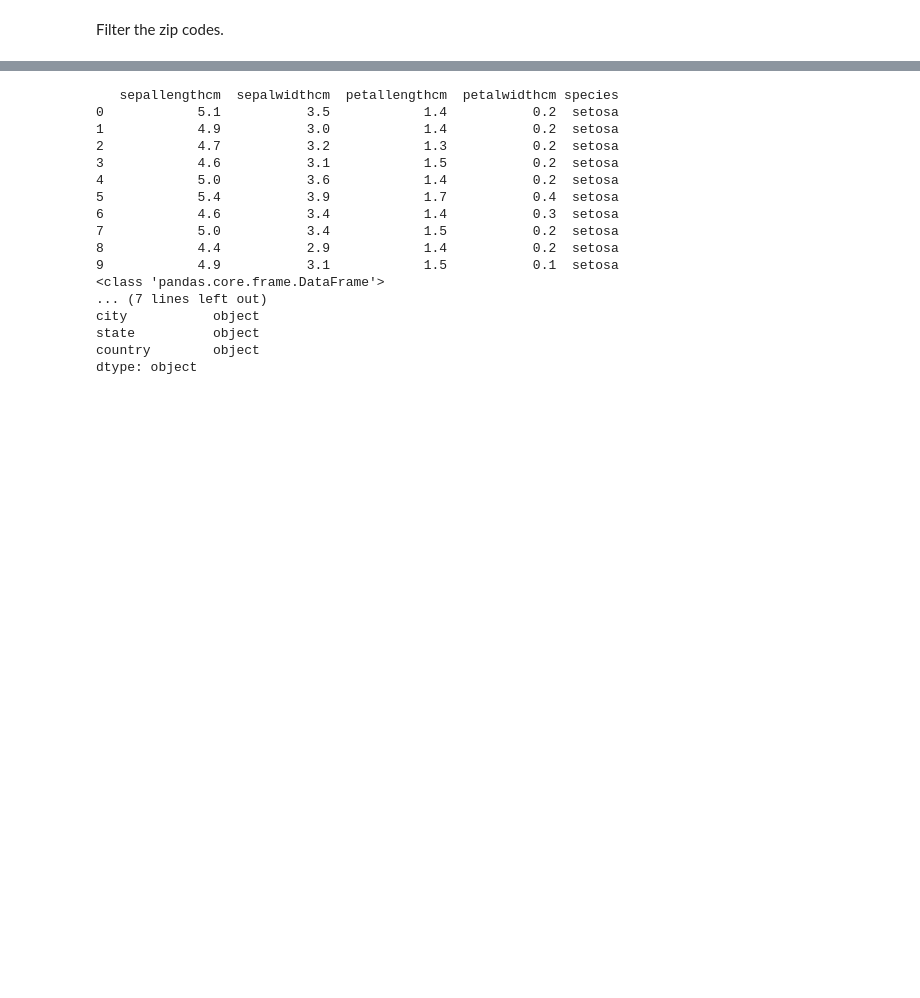
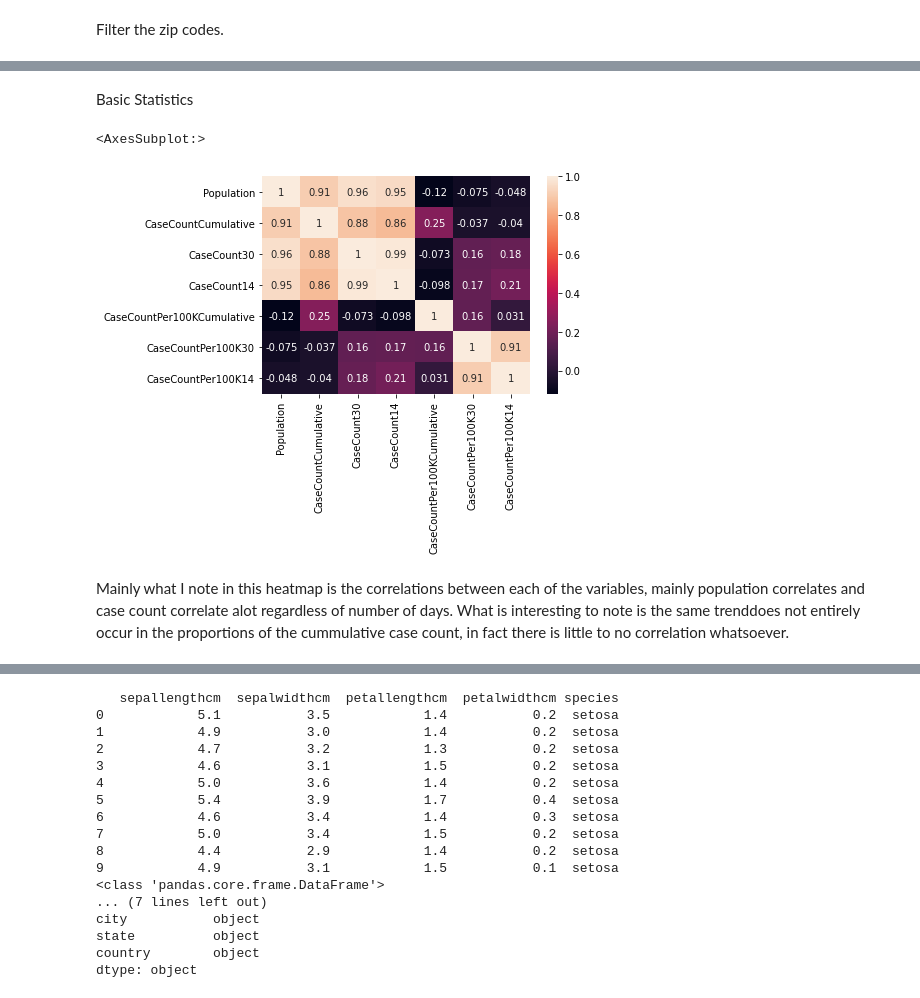
Before and after one commit to stein463/AppliedDataScienceCapstoneIBM, a Jupyter notebook: FinalProjectForIBMDataScienceCertification.ipynb, the cells around one changed output, grey strips where cells are left out. Saved outputs shown, nothing was run; the diff lists cells and outputs as text; code cells hidden in the pictures; blank space fills up the shorter version.

```diff
--- a/FinalProjectForIBMDataScienceCertification.ipynb
+++ b/FinalProjectForIBMDataScienceCertification.ipynb
@@ -621,0 +651,9 @@ hp_df = sqldf("SELECT * FROM hp_df WHERE postalCode IN (SELECT ZipCode FROM zip_
+# %% [markdown]
+Basic Statistics
+# %%
+sns.heatmap(zip_cases_df.corr(),annot=True)
+# %% [output]
+<AxesSubplot:>
+[figure, added]
+# %% [markdown]
+Mainly what I note in this heatmap is the correlations between each of the variables, mainly population correlates and case count correlate alot regardless of number of days. What is interesting to note is the same trenddoes not entirely occur in the proportions of the cummulative case count, in fact there is little to no correlation whatsoever.
```
Also changed, not shown: parts of 18 cells of this notebook.
